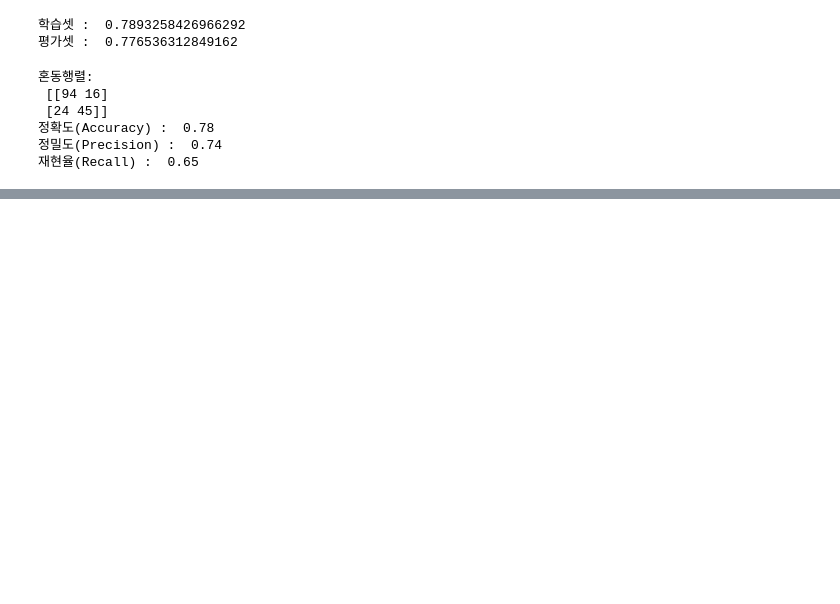
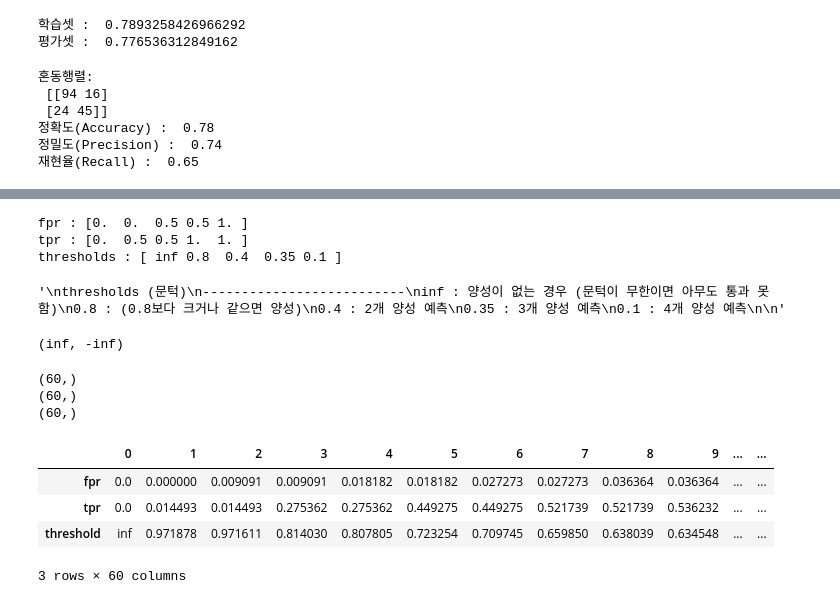
Before and after one commit to joomong0620/machine_learning, a Jupyter notebook: 02_ml_basics/03_01_classification_evaluation.ipynb, the cells around one changed output, grey strips where cells are left out. Drawn from its saved outputs; the diff is of its cells as text; code cells hidden in the pictures; blank space fills up the shorter version.

```diff
--- a/02_ml_basics/03_01_classification_evaluation.ipynb
+++ b/02_ml_basics/03_01_classification_evaluation.ipynb
@@ -502,0 +756,55 @@ evaluate_binary_classification(y_test, my_clf.predict(X_test))
+# %%
+from sklearn.metrics import roc_curve, roc_auc_score
+
+# 샘플데이터
+y_pred = [0.1, 0.4, 0.35, 0.8] #모델이 예측한 '양성일 확률'
+y_true = [0,0,1,1] # 실제 정답(0=음성, 1=양성)
+
+fpr, tpr, thresholds = roc_curve(y_true, y_pred)
+# tpr: 실제 양성중에 얼마나 잘맞췄니
+# fpr: 실제 음성중에 얼마나 못맞췄니
+print('fpr :', fpr)
+print('tpr :', tpr)
+print('thresholds :', thresholds)
+# 내림차순
+# inf :무한대 -> 양의 무한 수
+
+"""
+thresholds (문턱)
+--------------------------
+inf : 양성이 없는 경우 (문턱이 무한이면 아무도 통과 못 함)
+0.8 : (0.8보다 크거나 같으면 양성)
+0.4 : 2개 양성 예측
+0.35 : 3개 양성 예측
+0.1 : 4개 양성 예측
+
+"""
+# %% [output]
+fpr : [0.  0.  0.5 0.5 1. ]
+tpr : [0.  0.5 0.5 1.  1. ]
+thresholds : [ inf 0.8  0.4  0.35 0.1 ]
+'\nthresholds (문턱)\n--------------------------\ninf : 양성이 없는 경우 (문턱이 무한이면 아무도 통과 못 함)\n0.8 : (0.8보다 크거나 같으면 양성)\n0.4 : 2개 양성 예측\n0.35 : 3개 양성 예측\n0.1 : 4개 양성 예측\n\n'
+# %%
+# 양의 무한수 / 음의 무한수
+np.inf, -np.inf
+# %% [output]
+(inf, -inf)
+# %%
+# 타이타닉 데이터 적용
+y_pred_proba = lr_reg.predict_proba(X_test)[:, 1] # X_test에서 양성으로 예측한 것만 확인
+fprs, tprs, thresholds = roc_curve(y_test, y_pred_proba) # roc_curve가 내부에서 자동으로 TP/FP/FN/TN의 결과가 변하지 않는 unique한 값을추려낸다.
+
+print(fprs.shape)
+print(tprs.shape)
+print(thresholds.shape)
+
+pd.DataFrame([fprs, tprs, thresholds], index=['fpr', 'tpr', 'threshold'])
+# %% [output]
+(60,)
+(60,)
+(60,)
+|  | 0 | 1 | 2 | 3 | 4 | 5 | 6 | 7 | 8 | 9 | ... | ... |
+| fpr | 0.0 | 0.000000 | 0.009091 | 0.009091 | 0.018182 | 0.018182 | 0.027273 | 0.027273 | 0.036364 | 0.036364 | ... | ... |
+| tpr | 0.0 | 0.014493 | 0.014493 | 0.275362 | 0.275362 | 0.449275 | 0.449275 | 0.521739 | 0.521739 | 0.536232 | ... | ... |
+| threshold | inf | 0.971878 | 0.971611 | 0.814030 | 0.807805 | 0.723254 | 0.709745 | 0.659850 | 0.638039 | 0.634548 | ... | ... |
+3 rows × 60 columns
```
Also changed, not shown: parts of 20 cells of this notebook, 1 other file.
